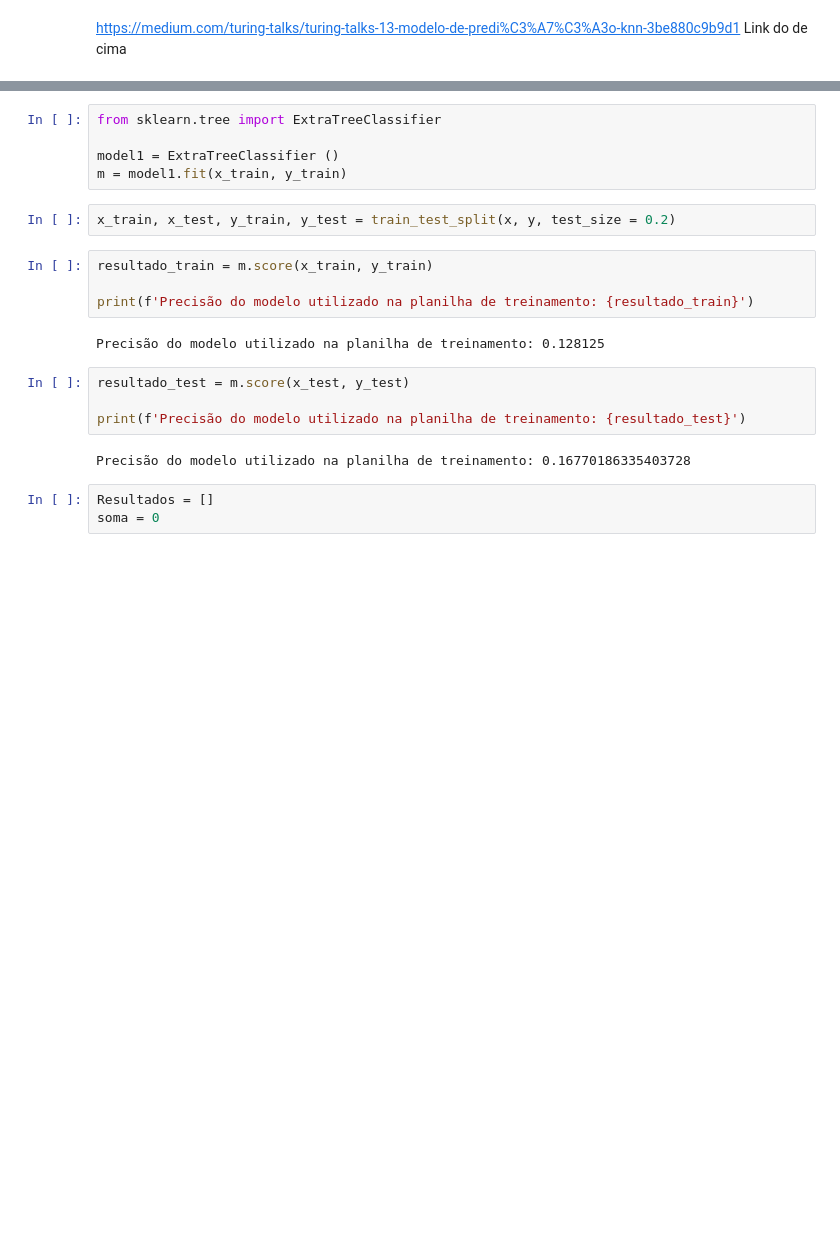
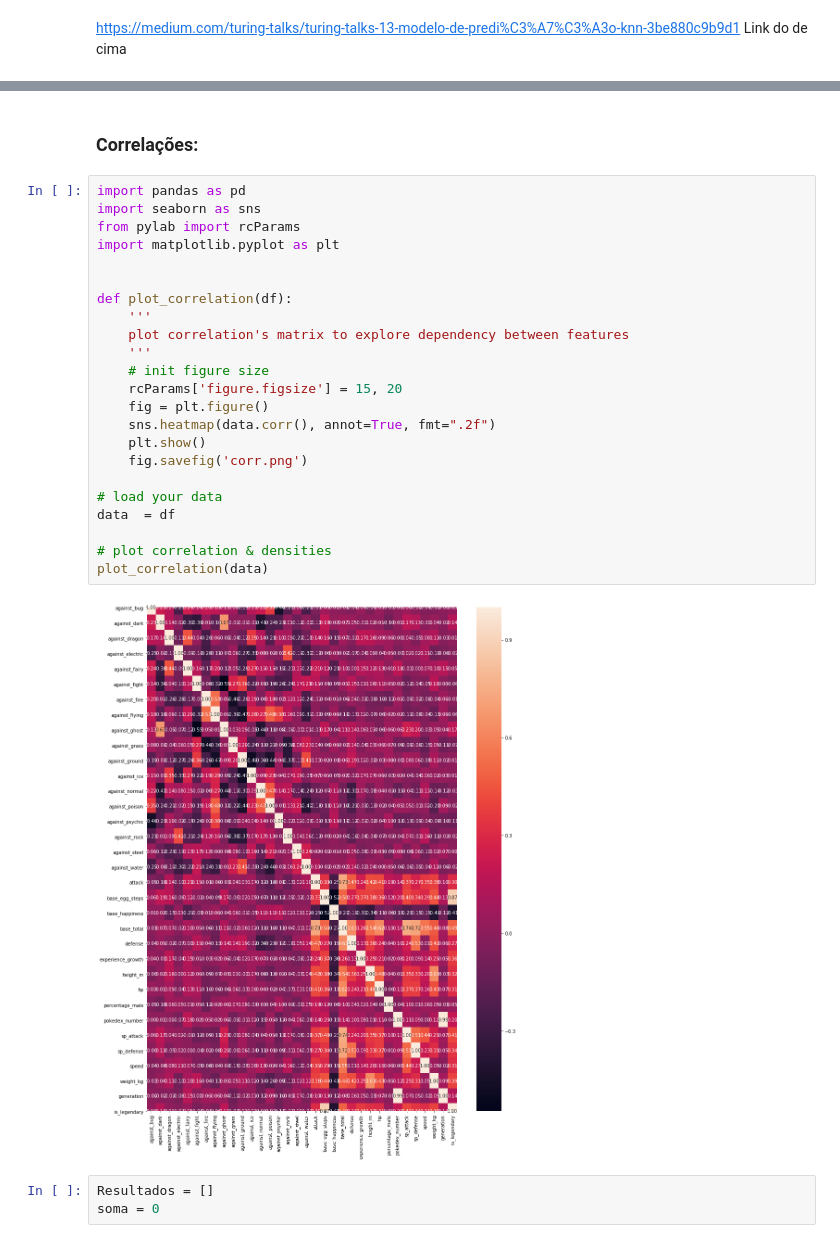
Before and after one commit to marianacscezar/P2--rascunho, a Jupyter notebook: Pokemon.ipynb, the cells around one changed output, grey strips where cells are left out. Cells and saved outputs as stored; diff of their text form; blank space fills up the shorter version.

```diff
--- a/Pokemon.ipynb
+++ b/Pokemon.ipynb
@@ -421,22 +427,30 @@ x = df.iloc[:, xlista]
-# %%
-from sklearn.tree import ExtraTreeClassifier
-
-model1 = ExtraTreeClassifier ()
-m = model1.fit(x_train, y_train)
-# %%
-x_train, x_test, y_train, y_test = train_test_split(x, y, test_size = 0.2)
-# %%
-resultado_train = m.score(x_train, y_train)
-
-print(f'Precisão do modelo utilizado na planilha de treinamento: {resultado_train}')
-# %% [output]
-Precisão do modelo utilizado na planilha de treinamento: 0.128125
-# %%
-resultado_test = m.score(x_test, y_test)
-
-print(f'Precisão do modelo utilizado na planilha de treinamento: {resultado_test}')
-# %% [output]
-Precisão do modelo utilizado na planilha de treinamento: 0.16770186335403728
+# %% [markdown]
+### Correlações:
+# %%
+import pandas as pd
+import seaborn as sns
+from pylab import rcParams
+import matplotlib.pyplot as plt
+
+
+def plot_correlation(df):
+    '''
+    plot correlation's matrix to explore dependency between features
+    '''
+    # init figure size
+    rcParams['figure.figsize'] = 15, 20
+    fig = plt.figure()
+    sns.heatmap(data.corr(), annot=True, fmt=".2f")
+    plt.show()
+    fig.savefig('corr.png')
+
+# load your data
+data  = df
+
+# plot correlation & densities
+plot_correlation(data)
+# %% [output]
+[figure, added]
 # %%
 Resultados = []
 soma = 0
```
Also changed, not shown: parts of 18 cells of this notebook.
